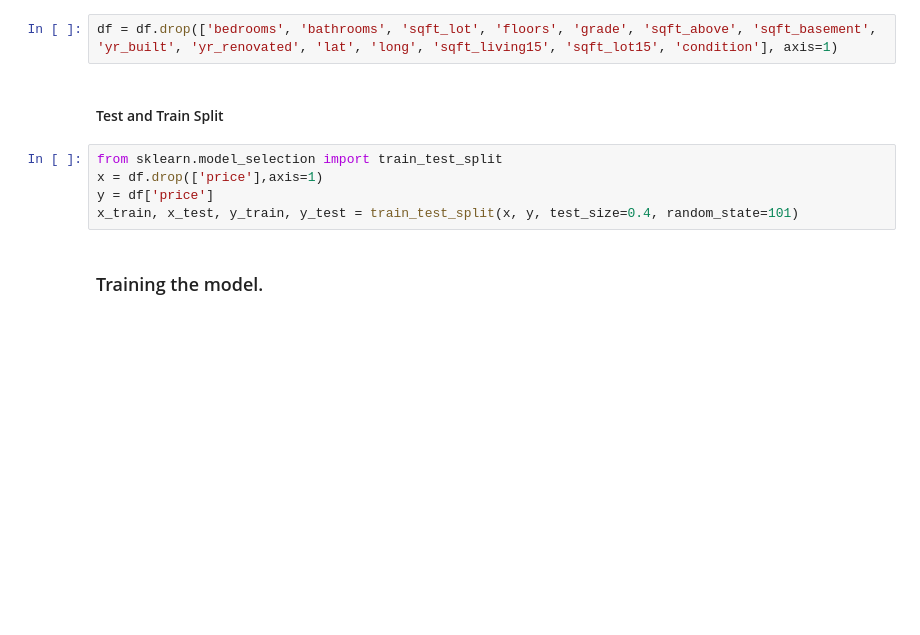
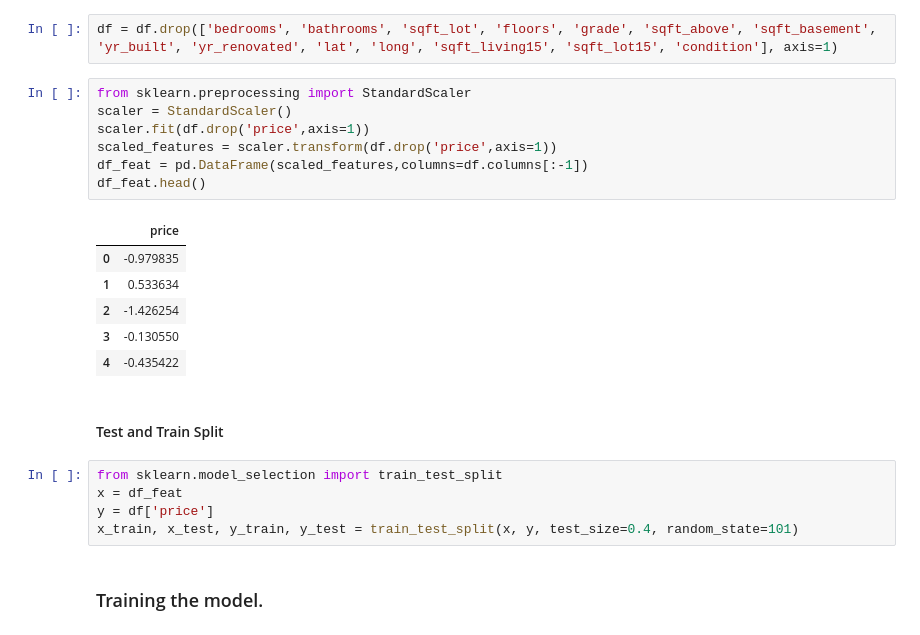
Before and after one commit to Rawlsy-py/7CS070_AI_Tech, a Jupyter notebook: 2118979_7CS070_Assignment/2118979_Task1_Algo2.ipynb, the cells around one changed output. Drawn from its saved outputs; the diff is of its cells as text; blank space fills up the shorter version.

```diff
--- a/2118979_7CS070_Assignment/2118979_Task1_Algo2.ipynb
+++ b/2118979_7CS070_Assignment/2118979_Task1_Algo2.ipynb
@@ -86,11 +86,25 @@ As we are using simple linear regression, we shall reduce the dataset to one ind
 For this example we will be using the sqft_living (square feet of living room) as the independent variable and price as the dependent variable.
 # %%
 df = df.drop(['bedrooms', 'bathrooms', 'sqft_lot', 'floors', 'grade', 'sqft_above', 'sqft_basement', 'yr_built', 'yr_renovated', 'lat', 'long', 'sqft_living15', 'sqft_lot15', 'condition'], axis=1)
+# %%
+from sklearn.preprocessing import StandardScaler
+scaler = StandardScaler()
+scaler.fit(df.drop('price',axis=1))
+scaled_features = scaler.transform(df.drop('price',axis=1))
+df_feat = pd.DataFrame(scaled_features,columns=df.columns[:-1])
+df_feat.head()
+# %% [output]
+|  | price |
+| 0 | -0.979835 |
+| 1 | 0.533634 |
+| 2 | -1.426254 |
+| 3 | -0.130550 |
+| 4 | -0.435422 |
 # %% [markdown]
 #### Test and Train Split
 # %%
 from sklearn.model_selection import train_test_split
-x = df.drop(['price'],axis=1)
+x = df_feat
 y = df['price']
 x_train, x_test, y_train, y_test = train_test_split(x, y, test_size=0.4, random_state=101)
 # %% [markdown]
```
Also changed, not shown: parts of 2 cells of this notebook, 1 other file.
